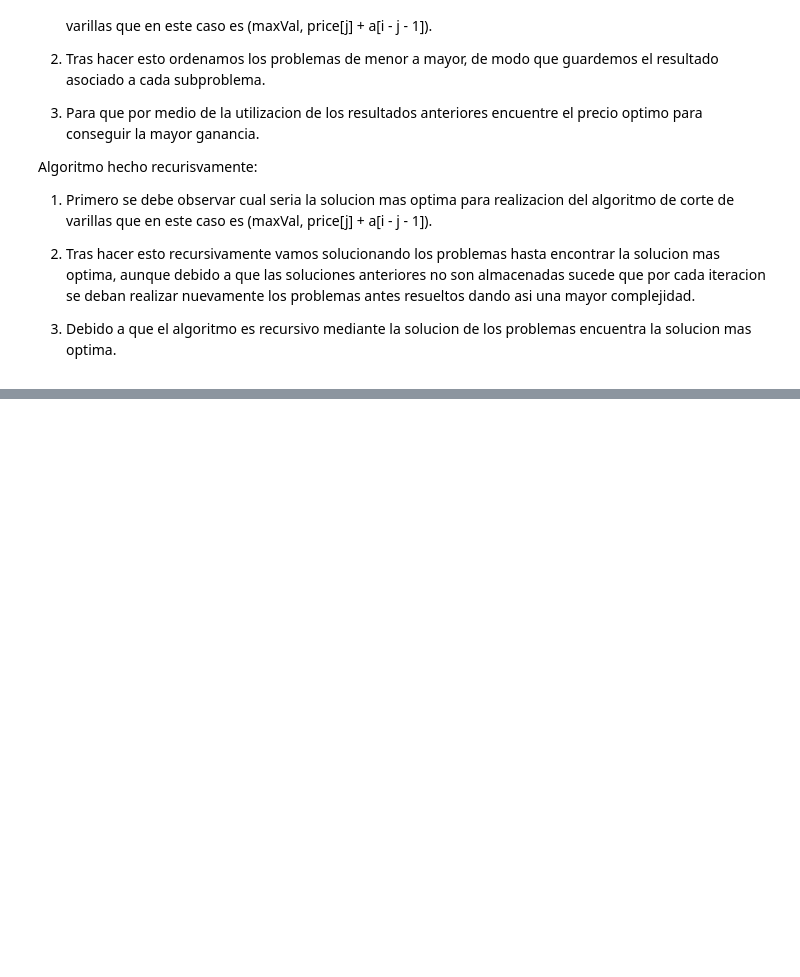
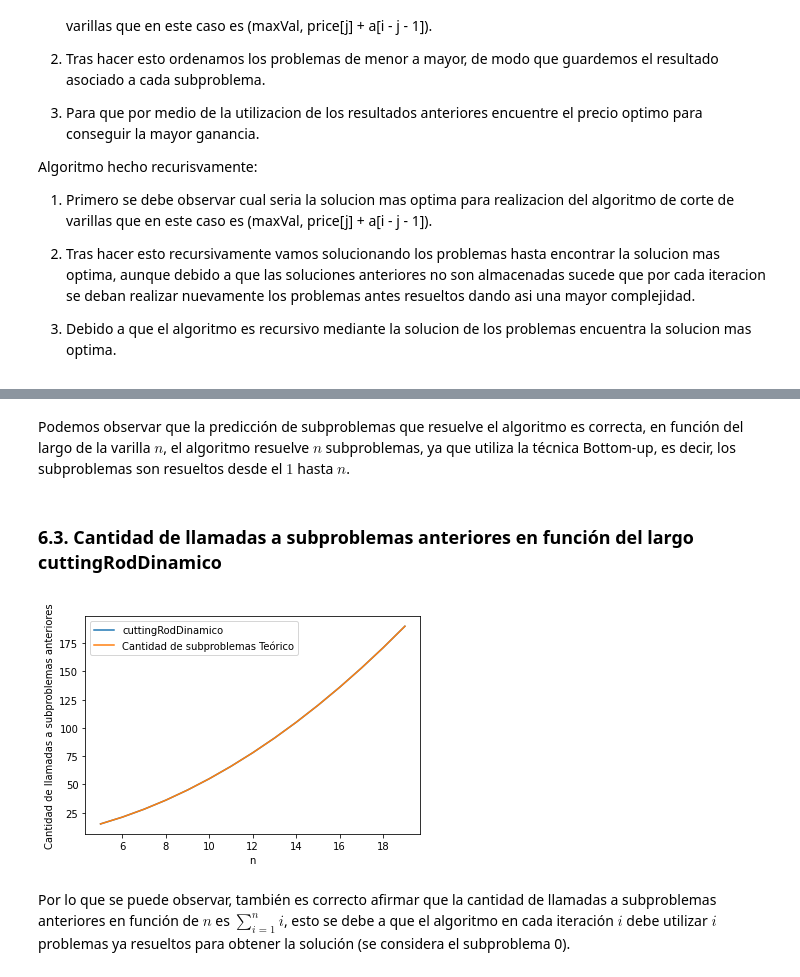
Before and after one commit to Jorgee18/ADA-Informes, a Jupyter notebook: Cutting_a_Rod.ipynb, the cells around one changed output, grey strips where cells are left out. Cells and saved outputs as stored; diff of their text form; code cells hidden in the pictures; blank space fills up the shorter version.

```diff
--- a/Cutting_a_Rod.ipynb
+++ b/Cutting_a_Rod.ipynb
@@ -225,0 +346,29 @@ Como ejemplo del mejor y peor caso, se pueden observar las demostraciones anteri
+# %% [markdown]
+Podemos observar que la predicción de subproblemas que resuelve el algoritmo es correcta, en función del largo de la varilla $n$, el algoritmo resuelve $n$ subproblemas, ya que utiliza la técnica Bottom-up, es decir, los subproblemas son resueltos desde el $1$ hasta $n$.
+# %% [markdown]
+### **6.3. Cantidad de llamadas a subproblemas anteriores en función del largo cuttingRodDinamico**
+# %%
+import matplotlib.pyplot as plt
+
+x=[n for n in range(5,20)]
+y_TheoComp=[(n*(n+1))/2 for n in range(5,20)] # La cantidad teórica de comparaciones
+y_comp=[];
+comp = 0                        # para obtener el máximo beneficio de cada subproblema
+
+for n in range(5,20):
+  a = cutrod_instance_generator(n)
+  a.insert(0, 0)
+  r, cont, comp = cuttingRodDinamico(a, n)
+  y_comp.append(comp)
+
+plt.plot(x,y_comp)
+plt.plot(x,y_TheoComp)
+plt.legend(["cuttingRodDinamico", "Cantidad de subproblemas Teórico"])
+
+plt.xlabel('n')
+plt.ylabel('Cantidad de llamadas a subproblemas anteriores')
+plt.show()
+# %% [output]
+[figure, added]
+# %% [markdown]
+Por lo que se puede observar, también es correcto afirmar que la cantidad de llamadas a subproblemas anteriores en función de $n$ es $\sum_{i=1}^{n}i$, esto se debe a que el algoritmo en cada iteración $i$ debe utilizar $i$ problemas ya resueltos para obtener la solución (se considera el subproblema 0).
```
Also changed, not shown: parts of 46 cells of this notebook.
